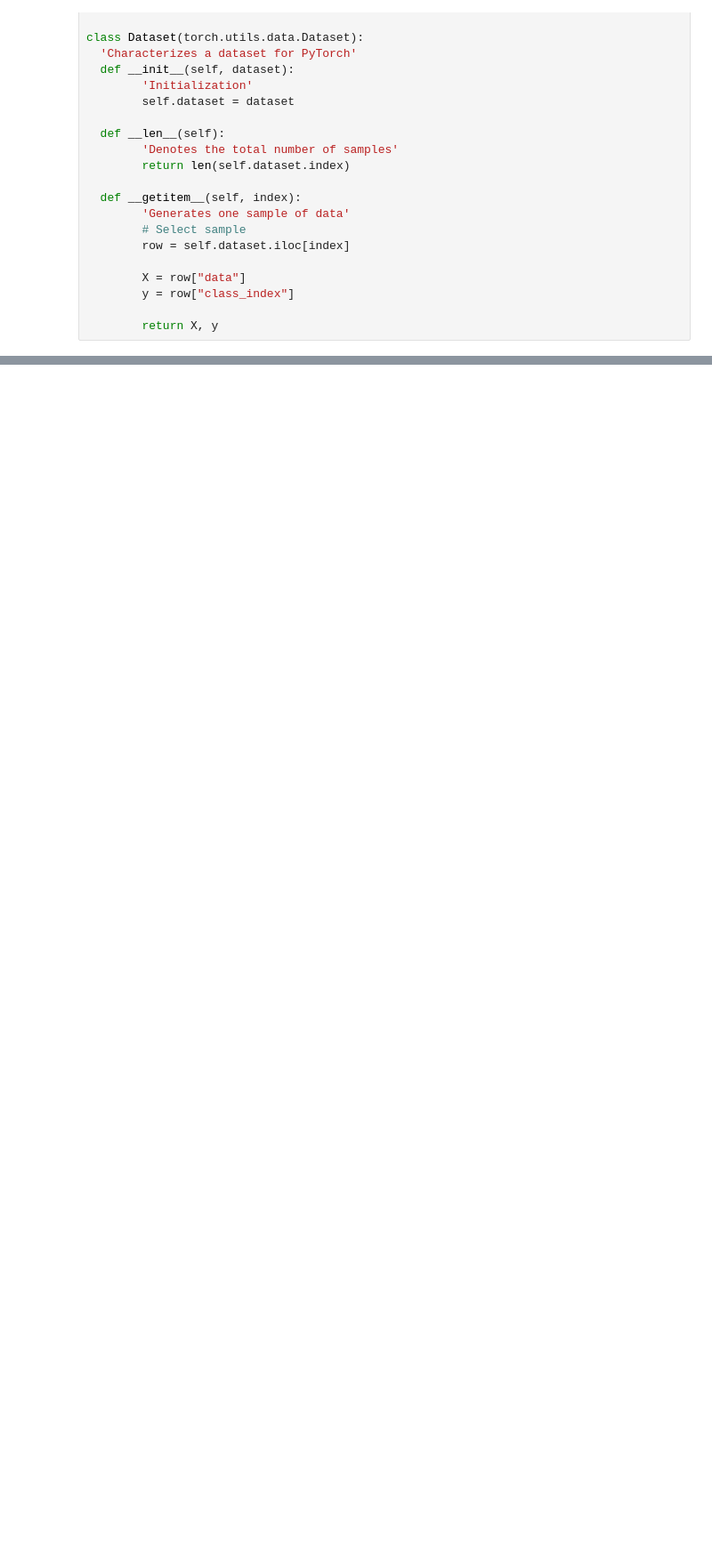
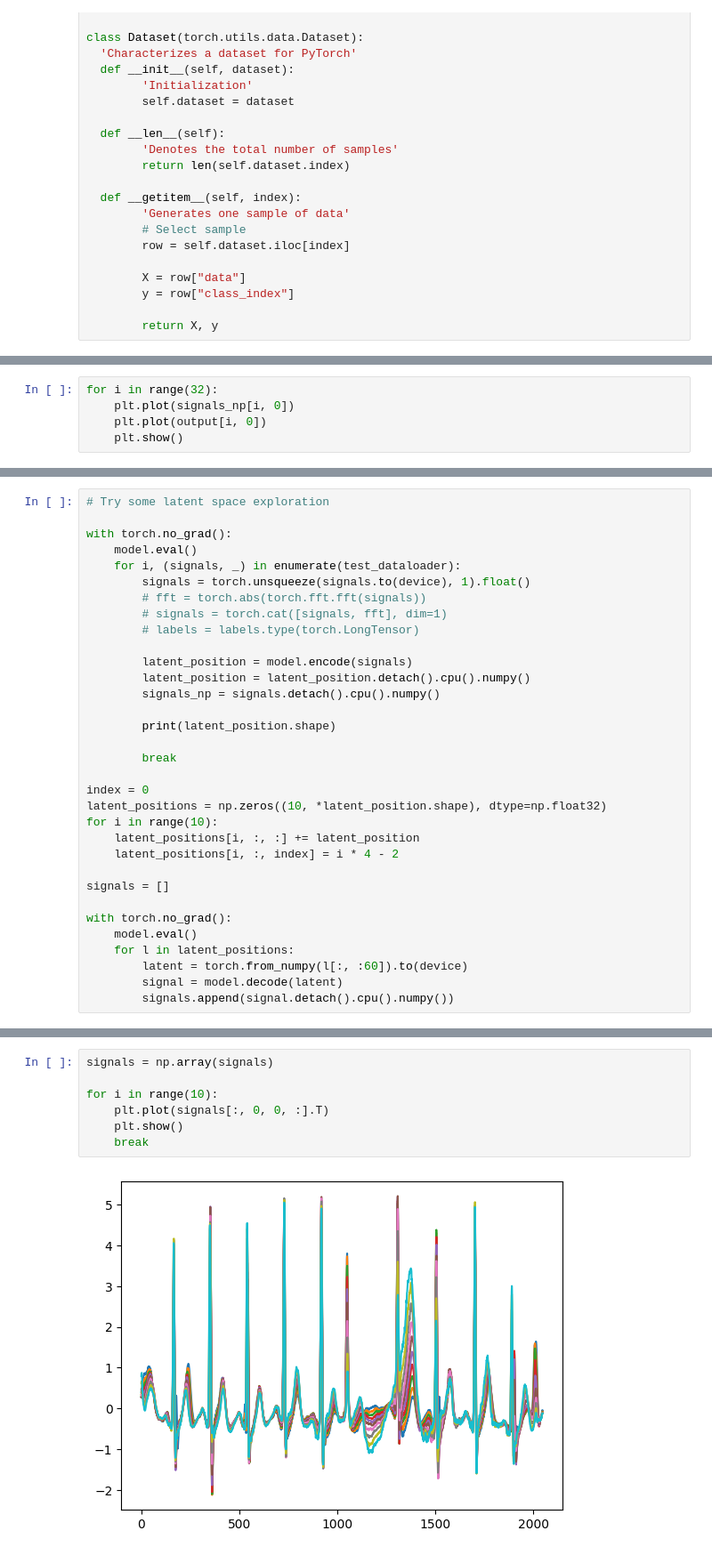
Before and after one commit to daniel347/ecg-signal-quality, a Jupyter notebook: ConvolutionalAutoencoder.ipynb, the cells around one changed output, grey strips where cells are left out. Shown at 89% size. Saved outputs shown, nothing was run; the diff lists cells and outputs as text; blank space fills up the shorter version.

```diff
--- a/ConvolutionalAutoencoder.ipynb
+++ b/ConvolutionalAutoencoder.ipynb
@@ -386,0 +485,5 @@ RuntimeError: The size of tensor a (2081) must match the size of tensor b (2048)
+# %%
+for i in range(32):
+    plt.plot(signals_np[i, 0])
+    plt.plot(output[i, 0])
+    plt.show()
@@ -386,0 +506,33 @@ RuntimeError: The size of tensor a (2081) must match the size of tensor b (2048)
+# %%
+# Try some latent space exploration
+
+with torch.no_grad():
+    model.eval()
+    for i, (signals, _) in enumerate(test_dataloader):
+        signals = torch.unsqueeze(signals.to(device), 1).float()
+        # fft = torch.abs(torch.fft.fft(signals))
+        # signals = torch.cat([signals, fft], dim=1)
+        # labels = labels.type(torch.LongTensor)
+
+        latent_position = model.encode(signals)
+        latent_position = latent_position.detach().cpu().numpy()
+        signals_np = signals.detach().cpu().numpy()
+
+        print(latent_position.shape)
+
+        break
+
+index = 0
+latent_positions = np.zeros((10, *latent_position.shape), dtype=np.float32)
+for i in range(10):
+    latent_positions[i, :, :] += latent_position
+    latent_positions[i, :, index] = i * 4 - 2
+
+signals = []
+
+with torch.no_grad():
+    model.eval()
+    for l in latent_positions:
+        latent = torch.from_numpy(l[:, :60]).to(device)
+        signal = model.decode(latent)
+        signals.append(signal.detach().cpu().numpy())
@@ -386,0 +541,9 @@ RuntimeError: The size of tensor a (2081) must match the size of tensor b (2048)
+# %%
+signals = np.array(signals)
+
+for i in range(10):
+    plt.plot(signals[:, 0, 0, :].T)
+    plt.show()
+    break
+# %% [output]
+[figure, added]
```
Also changed, not shown: parts of 17 cells of this notebook, 2 other files.
